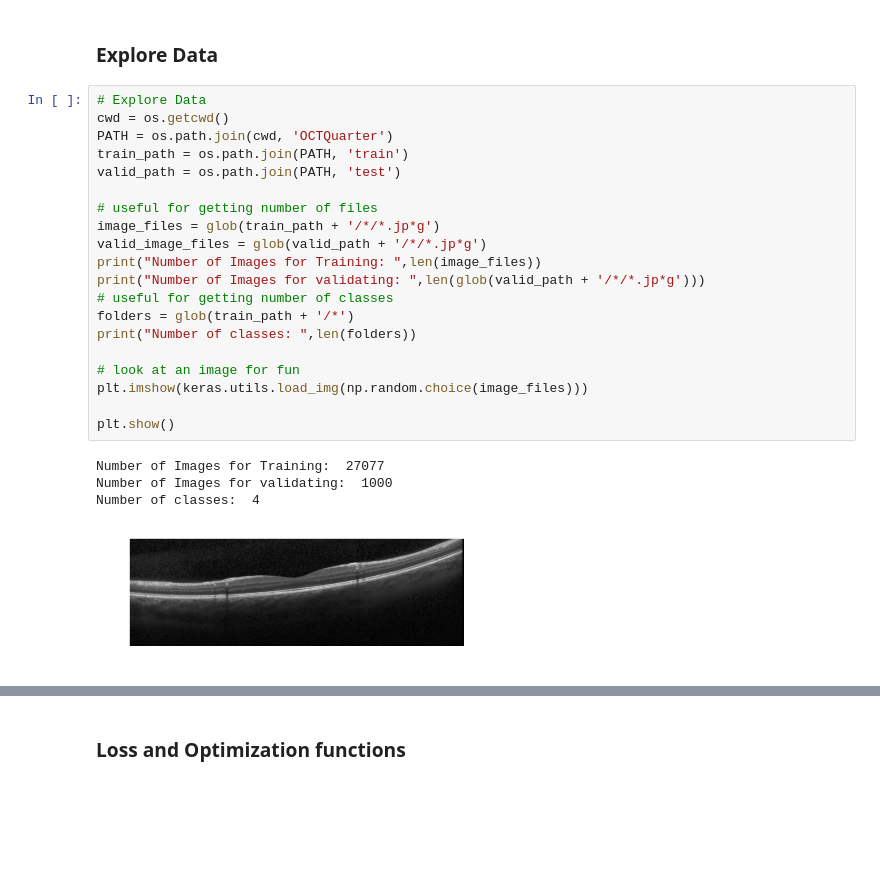
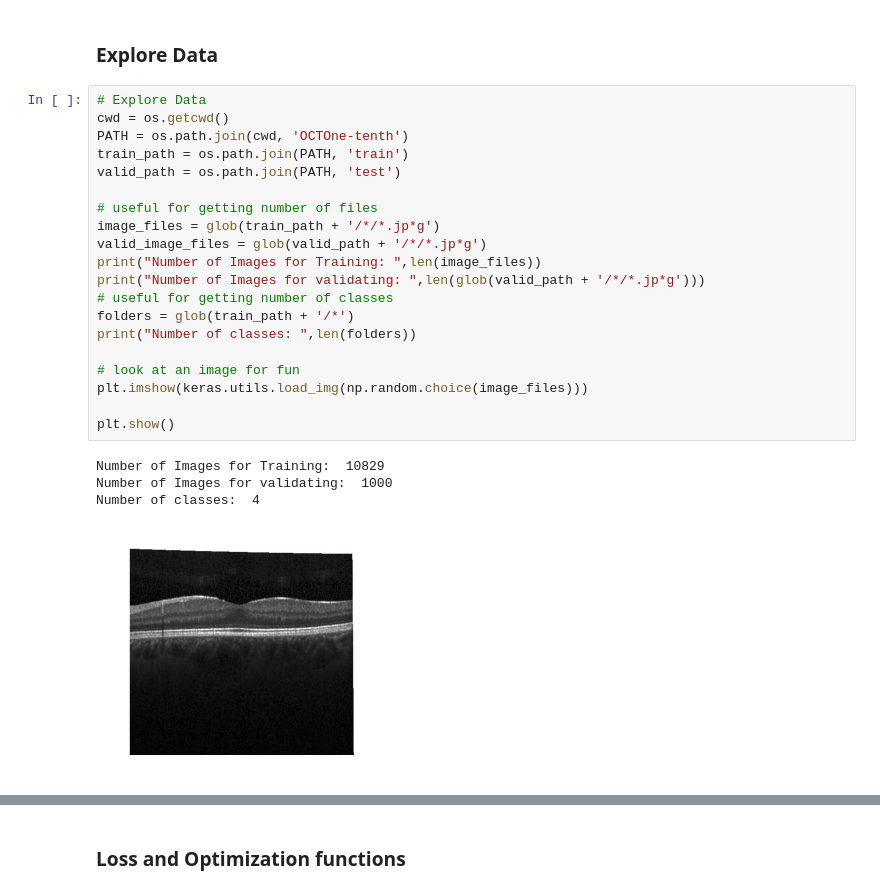
Before and after one commit to ibnuazam/OCT-TF-FT, a Jupyter notebook: transfer-learning-vgg16-keras.ipynb, the cells around one changed output, grey strips where cells are left out. Drawn from its saved outputs; the diff is of its cells as text; blank space fills up the shorter version.

```diff
--- a/transfer-learning-vgg16-keras.ipynb
+++ b/transfer-learning-vgg16-keras.ipynb
@@ -39,28 +39,28 @@ from glob import glob
 # %%
 # Explore Data
 cwd = os.getcwd()
-PATH = os.path.join(cwd, 'OCTQuarter')
+PATH = os.path.join(cwd, 'OCTOne-tenth')
 train_path = os.path.join(PATH, 'train')
 valid_path = os.path.join(PATH, 'test')
 
 # useful for getting number of files
 image_files = glob(train_path + '/*/*.jp*g')
 valid_image_files = glob(valid_path + '/*/*.jp*g')
 print("Number of Images for Training: ",len(image_files))
 print("Number of Images for validating: ",len(glob(valid_path + '/*/*.jp*g')))
 # useful for getting number of classes
 folders = glob(train_path + '/*')
 print("Number of classes: ",len(folders))
 
 # look at an image for fun
 plt.imshow(keras.utils.load_img(np.random.choice(image_files)))
 
 plt.show()
 # %% [output]
-Number of Images for Training:  27077
+Number of Images for Training:  10829
 Number of Images for validating:  1000
 Number of classes:  4
-[figure, old version]
+[figure, new version]
 # %%
 # re-size all the images to 100x100
 IMAGE_SIZE = [100, 100]
```
Also changed, not shown: parts of 7 cells of this notebook.
